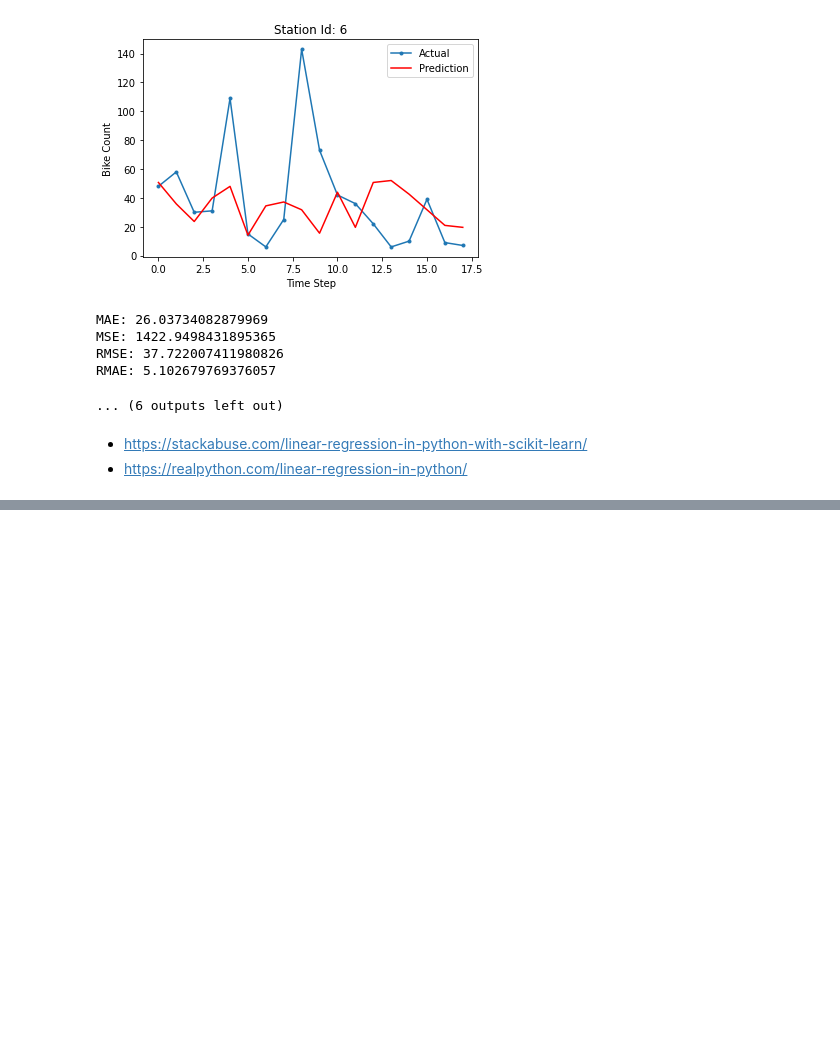
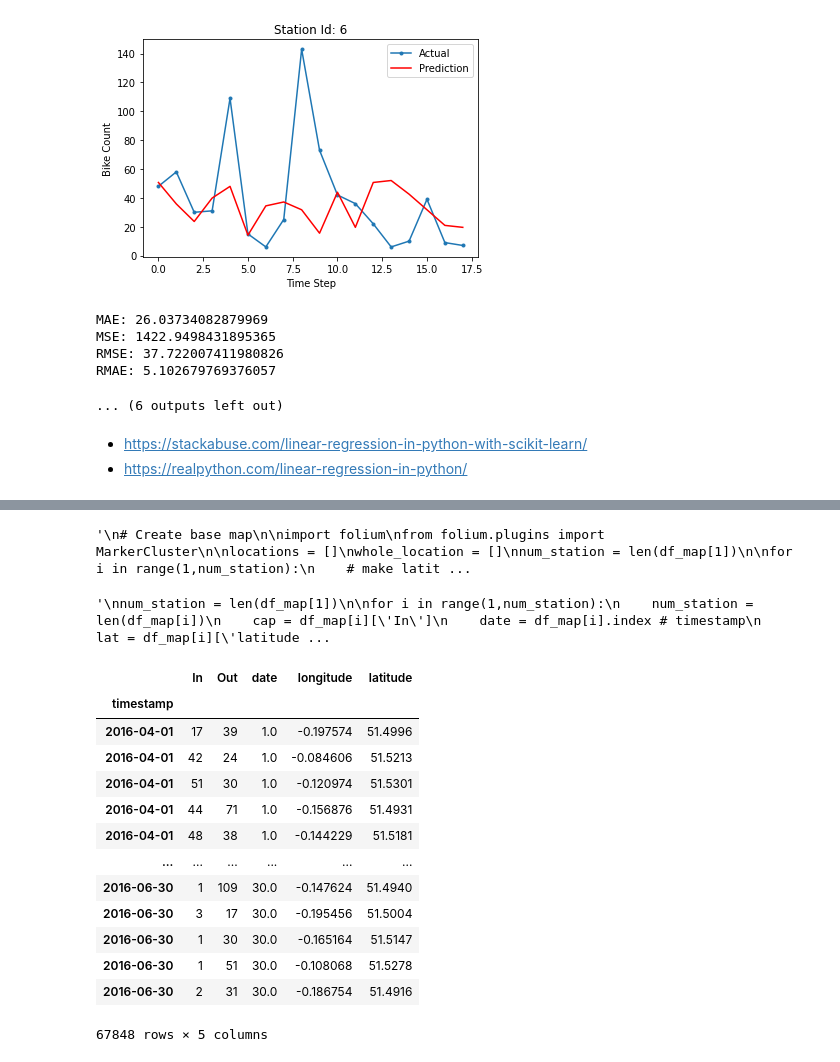
Before and after one commit to hchae0817/final_project, a Jupyter notebook: bike_Linear_Regression.ipynb, the cells around one changed output, grey strips where cells are left out. Drawn from its saved outputs; the diff is of its cells as text; code cells hidden in the pictures; blank space fills up the shorter version.

```diff
--- a/bike_Linear_Regression.ipynb
+++ b/bike_Linear_Regression.ipynb
@@ -327,0 +425,58 @@ RMAE: 5.102679769376057
+# %%
+"""
+# Create base map
+
+import folium
+from folium.plugins import MarkerCluster
+
+locations = []
+whole_location = []
+num_station = len(df_map[1])
+
+for i in range(1,num_station):
+    # make latitude and longitude into a list of tuples
+
+    loc = df_map[i][['latitude', 'longitude']].copy()
+    locations = list(loc.to_records(index = False))
+    whole_location.append(locations[1]) # since all latitude and longitude in df_map[i] are the same
+    London = [51.506949, -0.122876]
+    map = folium.Map(location = London,
+                     zoom_start = 12,
+                     tiles = "CartoDB positron")
+
+    for grp_name, df_grp in dataset.groupby('date'):
+        feature_group = folium.FeatureGroup(grp_name, show = False)
+        #for row in df_grp.itertuples():
+        #    folium.Marker(location=[row.latitude, row.longitude]).add_to(feature_group)
+        feature_group.add_to(map)
+
+
+    #fg = folium.FeatureGroup(name = 'My Points', show = True)
+    #map.add_child(fg)
+    marker_cluster = MarkerCluster(whole_location).add_to(map)
+    folium.LayerControl().add_to(map)
+"""
+# %% [output]
+'\n# Create base map\n\nimport folium\nfrom folium.plugins import MarkerCluster\n\nlocations = []\nwhole_location = []\nnum_station = len(df_map[1])\n\nfor i in range(1,num_station):\n    # make latit ...
+# %%
+"""
+num_station = len(df_map[1])
+
+for i in range(1,num_station):
+    num_station = len(df_map[i])
+    cap = df_map[i]['In']
+    date = df_map[i].index # timestamp
+    lat = df_map[i]['latitude']
+    lon = df_map[i]['longitude']
+
+    # Plot markers
+    for _lat, _lon, _cap, _date in zip(lat, lon, cap, date):
+        folium.CircleMarker(location = [_lat, _lon],
+                            radius = 9,
+                            popup = "("+ str(_cap) +")" + "  " + str(_date),
+                            fill_color = color_change(_cap),
+                            color = "gray",
+                            fill_opacity = 0.9).add_to(marker_cluster)
+"""
+# %% [output]
+'\nnum_station = len(df_map[1])\n\nfor i in range(1,num_station):\n    num_station = len(df_map[i])\n    cap = df_map[i][\'In\']\n    date = df_map[i].index # timestamp\n    lat = df_map[i][\'latitude ...
@@ -327,0 +485,18 @@ RMAE: 5.102679769376057
+# %%
+dataset = dataset[['In','Out','date','longitude','latitude']]
+dataset
+# %% [output]
+|  | In | Out | date | longitude | latitude |
+| timestamp |  |  |  |  |  |
+| 2016-04-01 | 17 | 39 | 1.0 | -0.197574 | 51.4996 |
+| 2016-04-01 | 42 | 24 | 1.0 | -0.084606 | 51.5213 |
+| 2016-04-01 | 51 | 30 | 1.0 | -0.120974 | 51.5301 |
+| 2016-04-01 | 44 | 71 | 1.0 | -0.156876 | 51.4931 |
+| 2016-04-01 | 48 | 38 | 1.0 | -0.144229 | 51.5181 |
+| ... | ... | ... | ... | ... | ... |
+| 2016-06-30 | 1 | 109 | 30.0 | -0.147624 | 51.4940 |
+| 2016-06-30 | 3 | 17 | 30.0 | -0.195456 | 51.5004 |
+| 2016-06-30 | 1 | 30 | 30.0 | -0.165164 | 51.5147 |
+| 2016-06-30 | 1 | 51 | 30.0 | -0.108068 | 51.5278 |
+| 2016-06-30 | 2 | 31 | 30.0 | -0.186754 | 51.4916 |
+67848 rows × 5 columns
```
Also changed, not shown: parts of 15 cells of this notebook.
